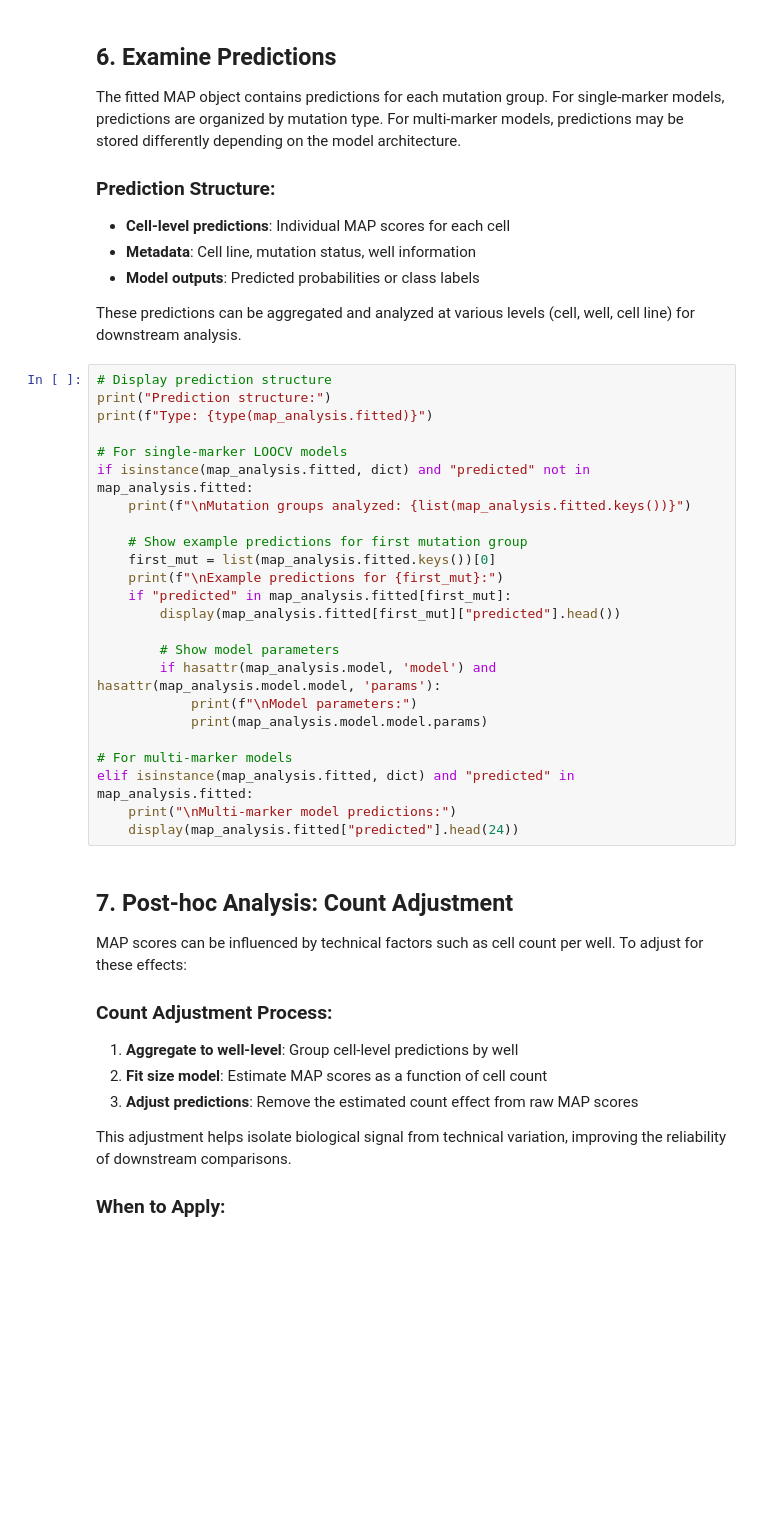
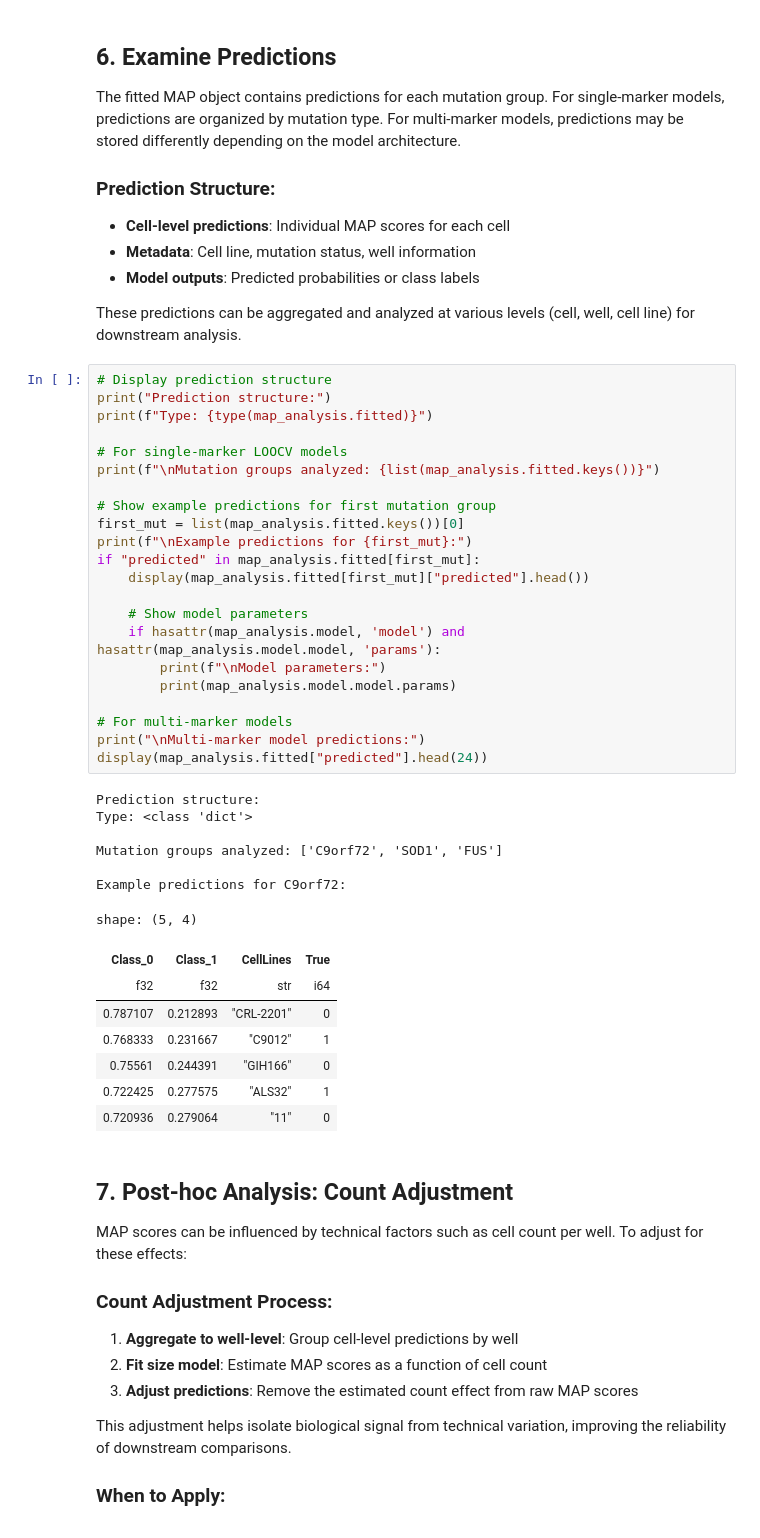
Before and after one commit to AltschulerWu-Lab/maps, a Jupyter notebook: template_analyses/pipelines/maps_analysis.ipynb, the cells around one changed output. Drawn from its saved outputs; the diff is of its cells as text; blank space fills up the shorter version.

```diff
--- a/template_analyses/pipelines/maps_analysis.ipynb
+++ b/template_analyses/pipelines/maps_analysis.ipynb
@@ -273,27 +283,40 @@ These predictions can be aggregated and analyzed at various levels (cell, well,
 # %%
 # Display prediction structure
 print("Prediction structure:")
 print(f"Type: {type(map_analysis.fitted)}")
 
 # For single-marker LOOCV models
-if isinstance(map_analysis.fitted, dict) and "predicted" not in map_analysis.fitted:
-    print(f"\nMutation groups analyzed: {list(map_analysis.fitted.keys())}")
+print(f"\nMutation groups analyzed: {list(map_analysis.fitted.keys())}")
 
-    # Show example predictions for first mutation group
-    first_mut = list(map_analysis.fitted.keys())[0]
-    print(f"\nExample predictions for {first_mut}:")
-    if "predicted" in map_analysis.fitted[first_mut]:
-        display(map_analysis.fitted[first_mut]["predicted"].head())
+# Show example predictions for first mutation group
+first_mut = list(map_analysis.fitted.keys())[0]
+print(f"\nExample predictions for {first_mut}:")
+if "predicted" in map_analysis.fitted[first_mut]:
+    display(map_analysis.fitted[first_mut]["predicted"].head())
 
-        # Show model parameters
-        if hasattr(map_analysis.model, 'model') and hasattr(map_analysis.model.model, 'params'):
-            print(f"\nModel parameters:")
-            print(map_analysis.model.model.params)
+    # Show model parameters
+    if hasattr(map_analysis.model, 'model') and hasattr(map_analysis.model.model, 'params'):
+        print(f"\nModel parameters:")
+        print(map_analysis.model.model.params)
 
 # For multi-marker models
-elif isinstance(map_analysis.fitted, dict) and "predicted" in map_analysis.fitted:
-    print("\nMulti-marker model predictions:")
-    display(map_analysis.fitted["predicted"].head(24))
+print("\nMulti-marker model predictions:")
+display(map_analysis.fitted["predicted"].head(24))
+# %% [output]
+Prediction structure:
+Type: <class 'dict'>
+
+Mutation groups analyzed: ['C9orf72', 'SOD1', 'FUS']
+
+Example predictions for C9orf72:
+shape: (5, 4)
+| Class_0 | Class_1 | CellLines | True |
+| f32 | f32 | str | i64 |
+| 0.787107 | 0.212893 | "CRL-2201" | 0 |
+| 0.768333 | 0.231667 | "C9012" | 1 |
+| 0.75561 | 0.244391 | "GIH166" | 0 |
+| 0.722425 | 0.277575 | "ALS32" | 1 |
+| 0.720936 | 0.279064 | "11" | 0 |
 # %% [markdown]
 ## 7. Post-hoc Analysis: Count Adjustment
 
```
Also changed, not shown: parts of 11 cells of this notebook, 2 other files.
